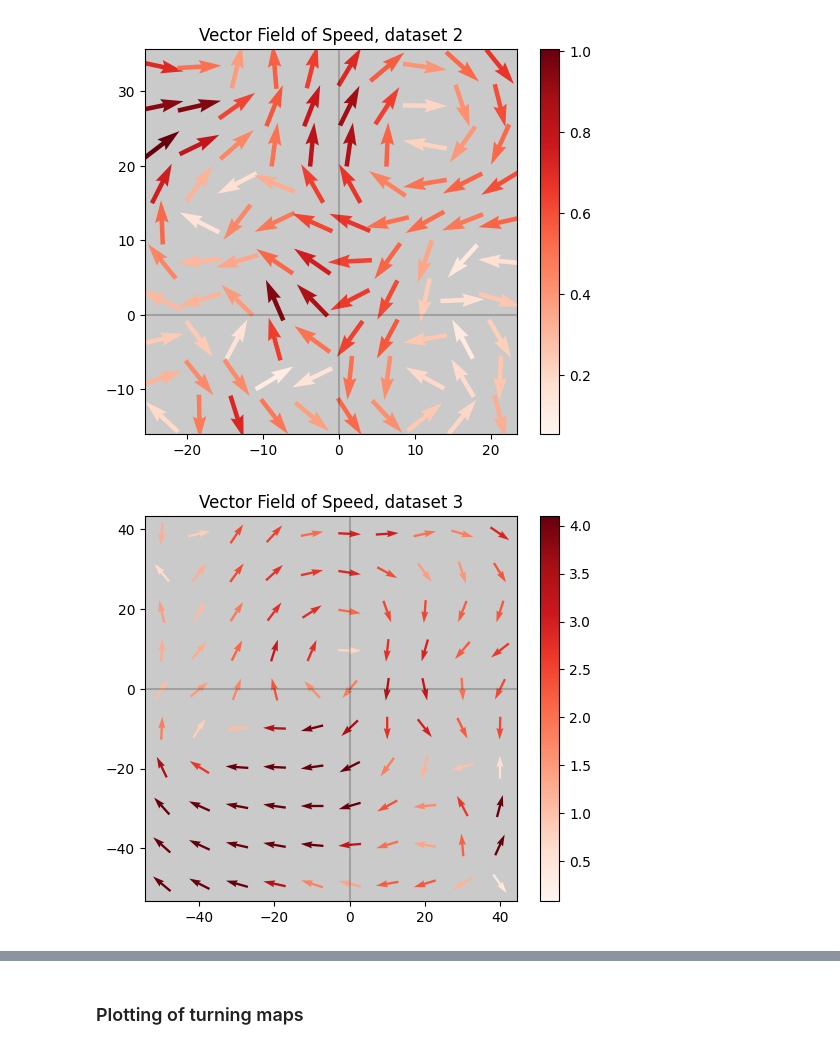
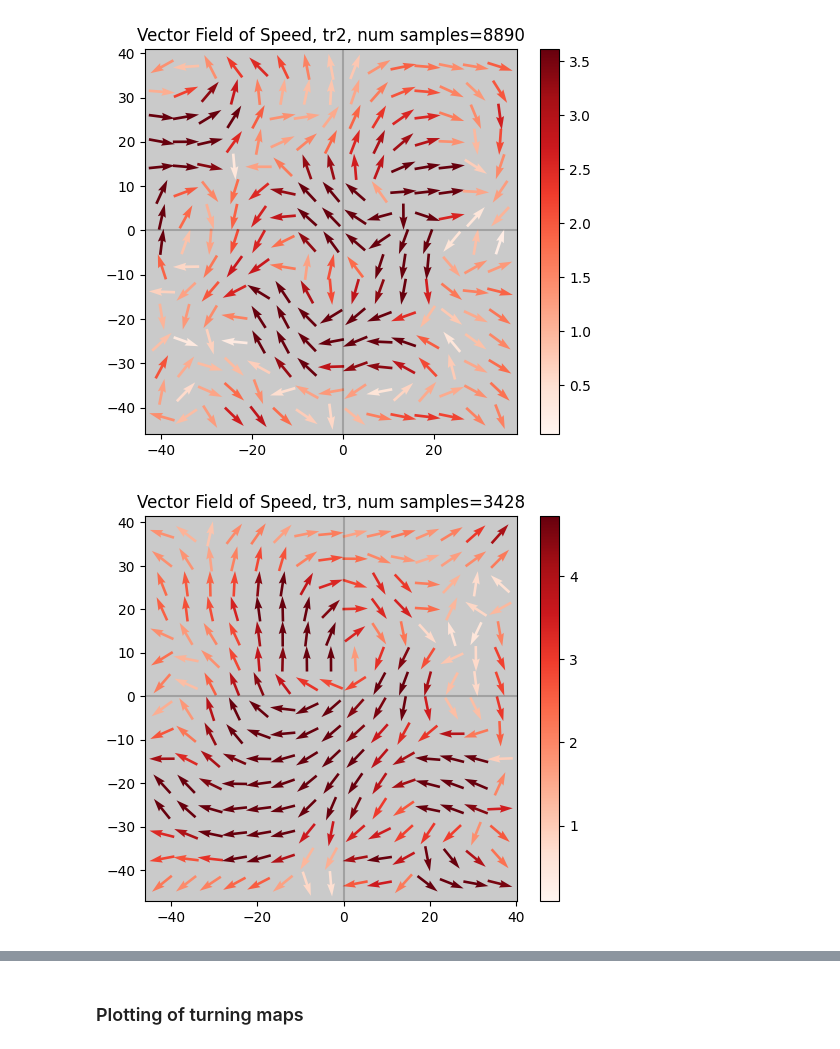
Before and after one commit to Barbara1576/navigation, a Jupyter notebook: vectorFieldsColored-CHECKED.ipynb, the cells around one changed output, grey strips where cells are left out. Cells and saved outputs as stored; diff of their text form; code cells hidden in the pictures.

```diff
--- a/vectorFieldsColored-CHECKED.ipynb
+++ b/vectorFieldsColored-CHECKED.ipynb
@@ -58,11 +67,12 @@ def minmax_normalize(x):
     return (x - x.min()) / (x.max() - x.min())
 
 
-def speed_z_score_norm(vx, vy, mean, sd):
+def speed_z_score_norm(vx, vy, mean, sd, eps=1e-2):
     vb = ((vx ** 2) + (vy ** 2)) ** 0.5
-    vn = abs((vb - mean) / sd)
-    vx = vn * vx / vb
-    vy = vn * vy / vb
+    vn = abs((vb - mean) / (sd + eps))
+
+    vx = vn * vx / (vb + eps)
+    vy = vn * vy / (vb + eps)
     return vx, vy
 
 
@@ -90,11 +100,9 @@ def kill_nans(x, grid_size, verbose=False):
 def build_vector_field(df, grid_size,
                        title_name, z_norm,
                        lscale=0.17, color_map='Reds',
-                       unsmoothed_colors=False, save=False):
-    eps = 0.1
-    ind = range(0, len(df))
-    df = df.reindex(ind)  # TODO: ??? # reset idx?
+                       eps=1e-2, unsmoothed_colors=False, save=False):
 
+    df = df.reset_index(drop=True)
     binx = np.linspace(df["x"].min() - eps, df["x"].max() + eps,
                        grid_size+1)
     x_binned = pd.cut(df.x, binx, right=False)
@@ -113,8 +121,8 @@ def build_vector_field(df, grid_size,
                                 observed=False).std()
         mV = pd.DataFrame(df_binned_mean.loc[:, 'V']).unstack()
         sdV = pd.DataFrame(df_binned_sd.loc[:, 'V']).unstack()
-        mV =  kill_nans(mV, grid_size)
-        sdV = kill_nans(sdV, grid_size)
+        mV =  kill_nans(mV, grid_size, verbose=False)
+        sdV = kill_nans(sdV, grid_size, verbose=False)
 
     # Average Nans with all neightboring values
     dfvx = kill_nans(dfvx, grid_size)
@@ -172,3 +180,18 @@ def build_vector_field(df, grid_size,
                                  title_name + '_NewVelocityField.png'),
                     dpi=150)
     plt.show()
+
+
+# build_vector_field(dff, grid_size=10,
+#                    title_name='test_NORMALIZED',
+#                    z_norm=True,
+#                    lscale=0.17,
+#                    color_map='Reds',
+#                    unsmoothed_colors=False, save=False)
+
+# build_vector_field(dff, grid_size=10,
+#                    title_name='test',
+#                    z_norm=False,
+#                    lscale=0.17,
+#                    color_map='Reds',
+#                    unsmoothed_colors=False, save=False)
@@ -189,10 +198,10 @@ def build_vector_field(df, grid_size,
 # %%
-for i, filtered_df in enumerate(filtered_Vdf_list):
-# for i, filtered_df in enumerate(dfs):
+for k, filtered_df_list in filtered_V_dfs_dict.items():
 
-    build_vector_field(filtered_df,
-                       grid_size=10,
-                       title_name=f'dataset {i}',
+    merged_subtrajs = pd.concat(filtered_df_list)
+    build_vector_field(merged_subtrajs,
+                       grid_size=15,
+                       title_name=f'{k}, num samples={merged_subtrajs.shape[0]}',
                        z_norm=True,
                        lscale=0.17,
                        color_map='Reds',
@@ -204,2 +213,2 @@ for i, filtered_df in enumerate(filtered_Vdf_list):
-[figure, old version]
+[figure, new version]
-[figure, old version]
+[figure, new version]
```
Also changed, not shown: parts of 8 cells of this notebook.
